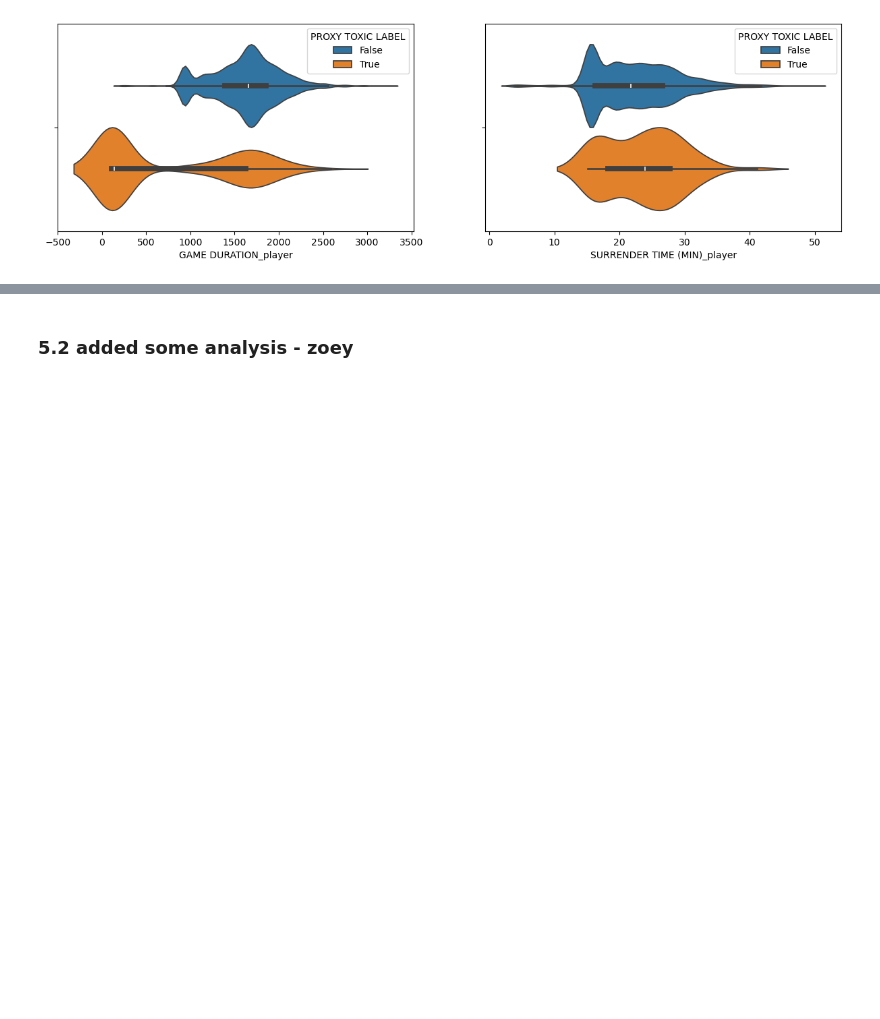
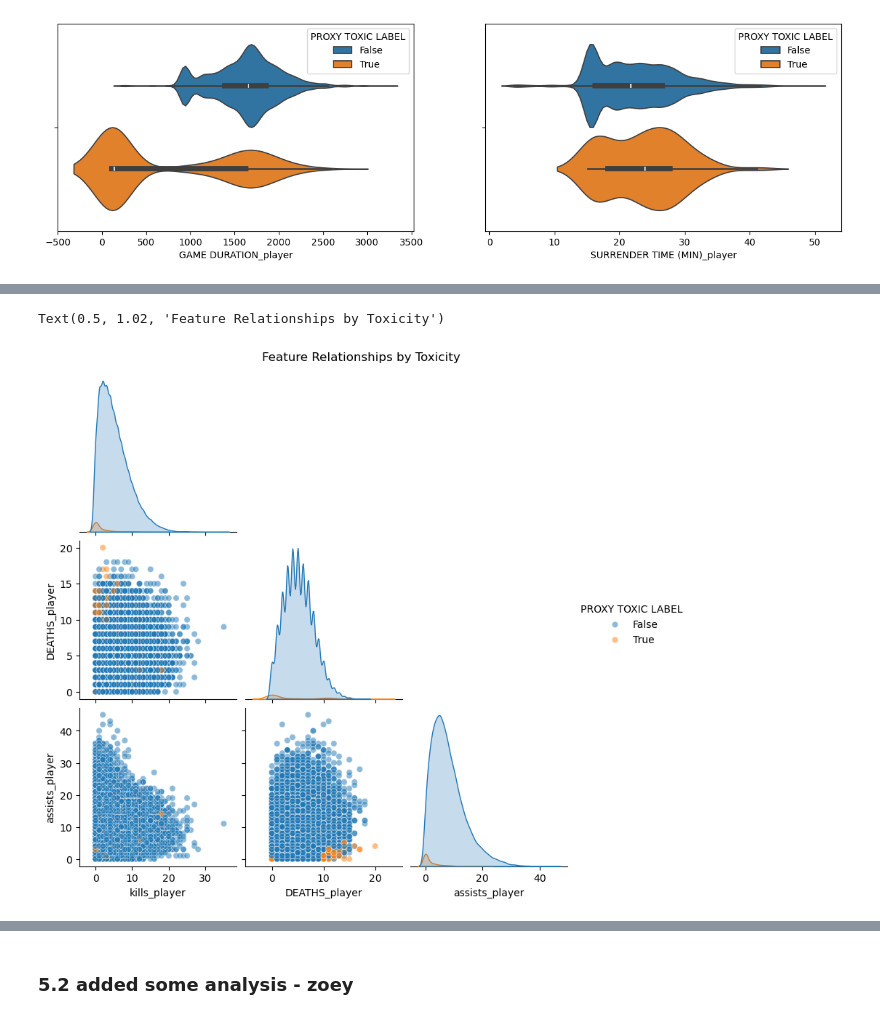
Before and after one commit to lybytes/lol-toxicity-analysis, a Jupyter notebook: ST445_Project_Main v2.ipynb, the cells around one changed output, grey strips where cells are left out. Drawn from its saved outputs; the diff is of its cells as text; code cells hidden in the pictures; blank space fills up the shorter version.

```diff
--- a/ST445_Project_Main v2.ipynb
+++ b/ST445_Project_Main v2.ipynb
@@ -1403,0 +1445,12 @@ plt.tight_layout()
+# %%
+# Pairplot of key metrics colored by toxicity
+key_features = ['PROXY TOXIC LABEL',
+    'kills_player', 'DEATHS_player', 'assists_player'
+]
+
+sns.pairplot(df_full_clean[key_features], hue='PROXY TOXIC LABEL', corner=True,
+             diag_kind='kde', plot_kws={'alpha': 0.5})
+plt.suptitle('Feature Relationships by Toxicity', y=1.02)
+# %% [output]
+Text(0.5, 1.02, 'Feature Relationships by Toxicity')
+[figure, added]
```
Also changed, not shown: parts of 8 cells of this notebook.
